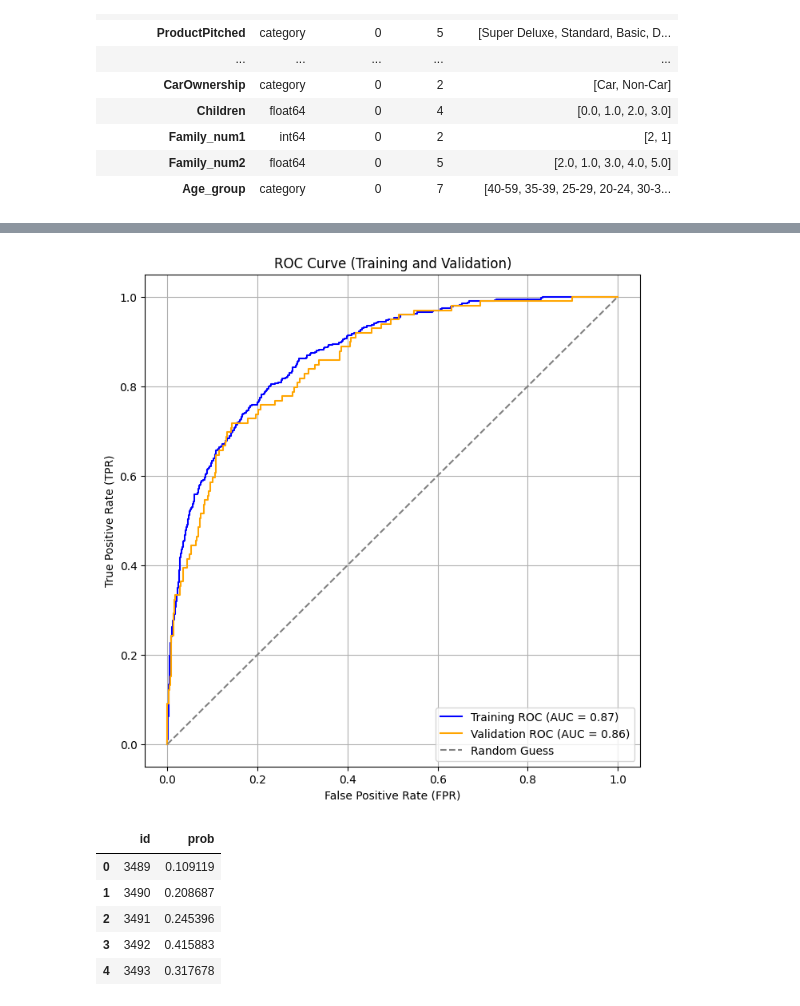
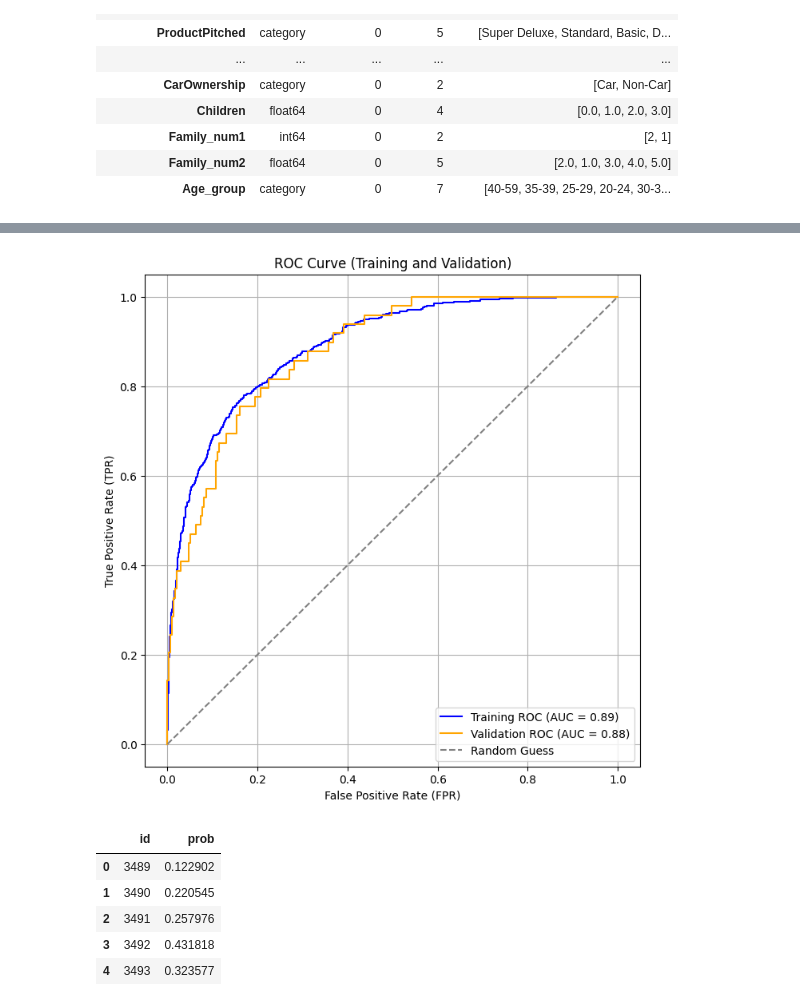
Before and after one commit to skyshine460/ProdTaken, a Jupyter notebook: ProdTaken_catboost.ipynb, the cells around one changed output, grey strips where cells are left out. Saved outputs shown, nothing was run; the diff lists cells and outputs as text; code cells hidden in the pictures.

Commit message:
prodtaken_submission18

```diff
--- a/ProdTaken_catboost.ipynb
+++ b/ProdTaken_catboost.ipynb
@@ -1463,12 +1463,12 @@ features = [
   'Occupation', 'Gender', 'ProductPitched', 'Designation', 'MaritalStatus',
   'Children', 'Family_num2',
   'MonthlyIncome', 'DurationOfPitch_min', 'NumberOfFollowups', 'NumberOfTrips',
-  'CityTier_ProductPitched', 'MonthlyIncome_and_Age', 'Age_group', 'DurationOfPitch_group',
+  'CityTier_ProductPitched', 'MonthlyIncome_and_Age', 'Age_group',
 ]
 
 features_category = [
   'Occupation', 'Gender', 'ProductPitched', 'Designation', 'MaritalStatus', 'CityTier_ProductPitched',
-  'Passport', 'Age_group', 'DurationOfPitch_group'
+  'Passport', 'Age_group'
 ]
 
 x_train = train_df[features]
@@ -1497,22 +1497,23 @@ x_test = test_df[features]
 params_cat = {
     'iterations': 2000,
     'learning_rate': 0.05,
-    'depth': 3,
+    'depth': 4,
     'loss_function': 'Logloss',
     'verbose': -1,
     'eval_metric': 'AUC',
     'random_seed': 123,
-    'l2_leaf_reg': 0.7,
+    'l2_leaf_reg': 0.5,
     'bootstrap_type': 'Bernoulli',
     'subsample': 0.6,
     'colsample_bylevel': 0.6,
-    'one_hot_max_size': 12,
+    'one_hot_max_size': 10,
+    'min_data_in_leaf': 150,
 }
 # %%
 models = []
 metric=[]
 imp=pd.DataFrame()
-n_splits = 5
+n_splits = 10
 cv = StratifiedKFold(n_splits=n_splits, shuffle=True, random_state=123)
 
 for nfold, (train_index, val_index) in enumerate(cv.split(x_train, y_train)):
@@ -1638,28 +1639,28 @@ plt.legend(loc='lower right')
 plt.grid()
 plt.show()
 # %% [output]
-[figure, old version]
+[figure, new version]
 # %%
 # y_pred_prob = model.predict_proba(test_df[features])[:, 1]
 y_pred_prob = ensemble_predict(models, x_test)
 
 
 sub = pd.read_csv('/content/drive/MyDrive/契約予測（SIGNATE Cup 2024）/提供データ/sample_submit.csv', header=None)
 test_ids = sub.iloc[:, 0]
 
 submission = pd.DataFrame({
     'id': test_ids,
     'prob': y_pred_prob
 })
 
-submission_name = "prodtaken_submission16"
+submission_name = "prodtaken_submission18"
 
 submission.to_csv(f'{submission_name}.csv', index=False, header=None)
 submission.head()
 # %% [output]
 |  | id | prob |
-| 0 | 3489 | 0.109119 |
-| 1 | 3490 | 0.208687 |
-| 2 | 3491 | 0.245396 |
-| 3 | 3492 | 0.415883 |
-| 4 | 3493 | 0.317678 |
+| 0 | 3489 | 0.122902 |
+| 1 | 3490 | 0.220545 |
+| 2 | 3491 | 0.257976 |
+| 3 | 3492 | 0.431818 |
+| 4 | 3493 | 0.323577 |
```
Also changed, not shown: parts of 4 cells of this notebook.
